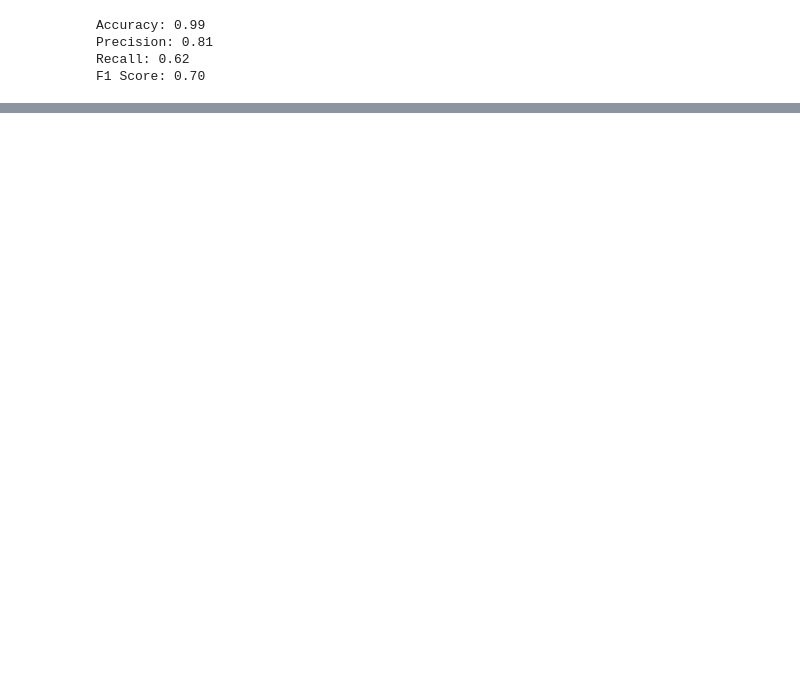
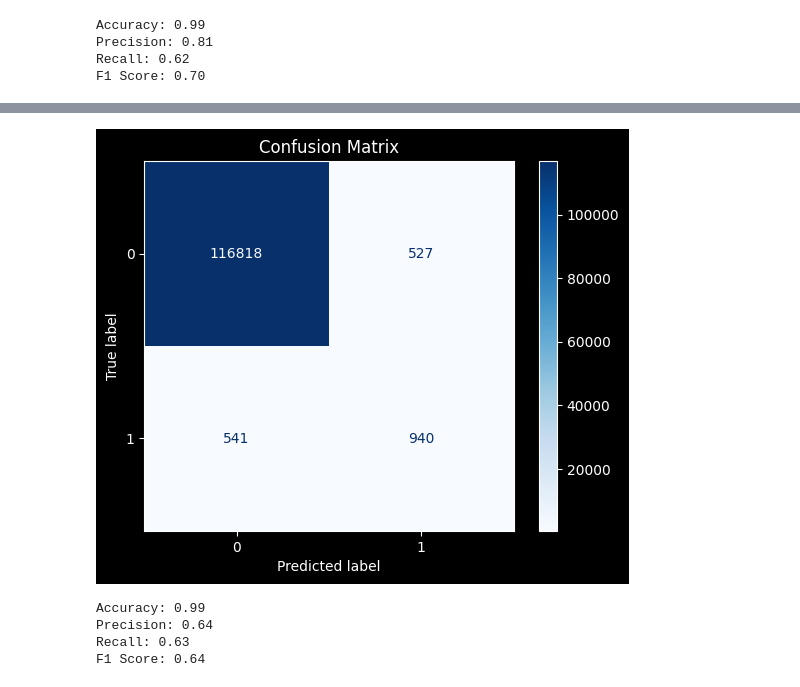
Before and after one commit to koutsompinask/MSC, a Jupyter notebook: semester B/Python/assignment/classification.ipynb, the cells around one changed output, grey strips where cells are left out. Saved outputs shown, nothing was run; the diff lists cells and outputs as text; code cells hidden in the pictures; blank space fills up the shorter version.

Commit message:
python classification, try pca and distance weights

```diff
--- a/semester B/Python/assignment/classification.ipynb
+++ b/semester B/Python/assignment/classification.ipynb
@@ -337,0 +408,15 @@ F1 Score: 0.70
+# %%
+# Loop over different values of k
+for k in range(2, 21):
+    start_time = time.time()
+    # Setup a k-NN Classifier with k neighbors: knn
+    knn_clf = KNeighborsClassifier(n_neighbors=k, weights='distance')
+
+    # Fit the classifier to the training data
+    knn_clf.fit(X_train_pca, y_train)
+
+    #Compute recall on the test set
+    recall_dict_pca[k] = recall_score(y_valid, knn_clf.predict(X_valid_pca))
+    f = f1_score(y_valid, knn_clf.predict(X_valid_pca))
+    elapsed_time = time.time() - start_time
+    print(f"Recall for k={k}: {recall_dict_pca[k]} f1: {f} Elapsed time: {elapsed_time:.2f} seconds")
@@ -337,0 +463,27 @@ F1 Score: 0.70
+# %%
+k = 2  # Number of neighbours
+
+# name that we gave to the "algo" instance
+neighbours_clf_pca_weighted = KNeighborsClassifier(n_neighbors=k, weights='distance')
+# Fit the model on the training set
+neighbours_clf_pca_weighted.fit(X_train_pca, y_train)
+
+#show results on the test set
+confMat = confusion_matrix(y_test, neighbours_clf_pca_weighted.predict(X_test_pca))
+confusion_matrix_display = ConfusionMatrixDisplay(confMat, display_labels=neighbours_clf_pca_weighted.classes_)
+confusion_matrix_display.plot(cmap='Blues')
+plt.title('Confusion Matrix')
+plt.show()
+# %% [output]
+[figure, added]
+# %%
+#print accuracy, precision, recall, f1 score
+print(f"Accuracy: {accuracy_score(y_test, neighbours_clf_pca_weighted.predict(X_test_pca)):.2f}")
+print(f"Precision: {precision_score(y_test, neighbours_clf_pca_weighted.predict(X_test_pca)):.2f}")
+print(f"Recall: {recall_score(y_test, neighbours_clf_pca_weighted.predict(X_test_pca)):.2f}")
+print(f"F1 Score: {f1_score(y_test, neighbours_clf_pca_weighted.predict(X_test_pca)):.2f}")
+# %% [output]
+Accuracy: 0.99
+Precision: 0.64
+Recall: 0.63
+F1 Score: 0.64
```
Also changed, not shown: parts of 17 cells of this notebook, 2 other files.
